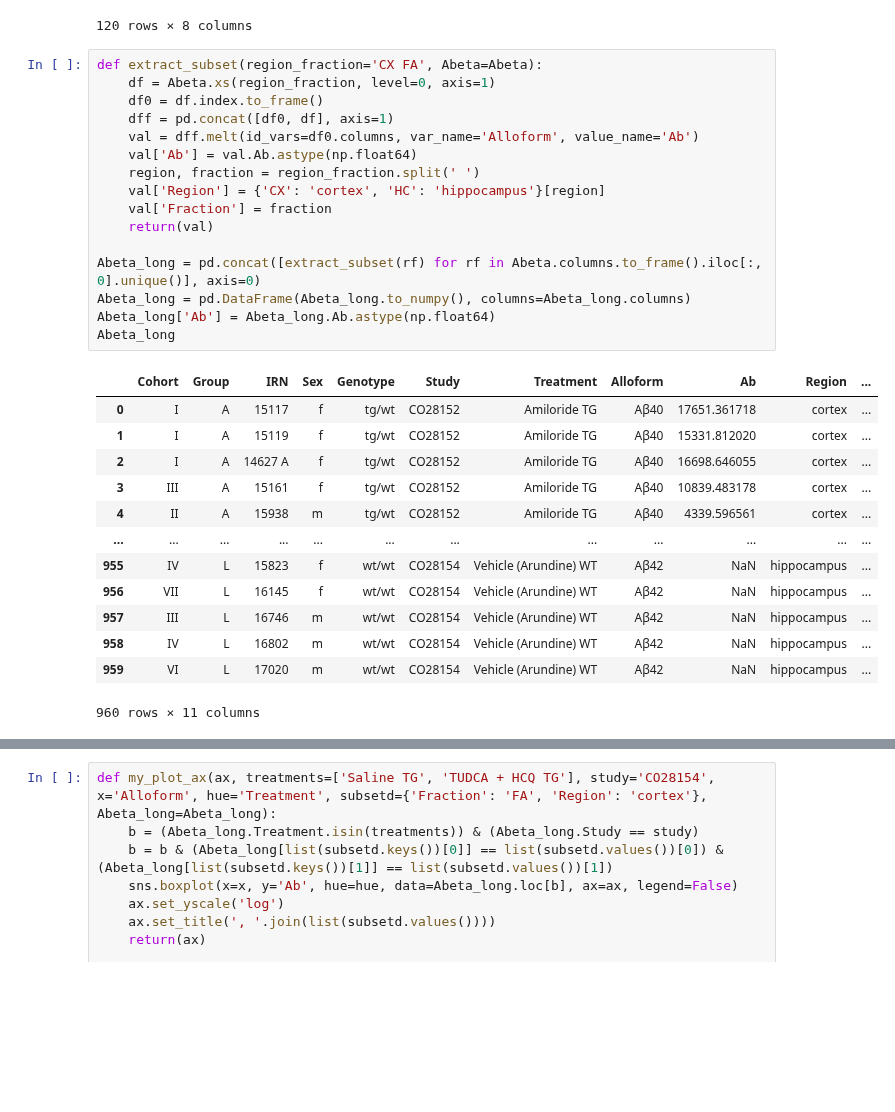
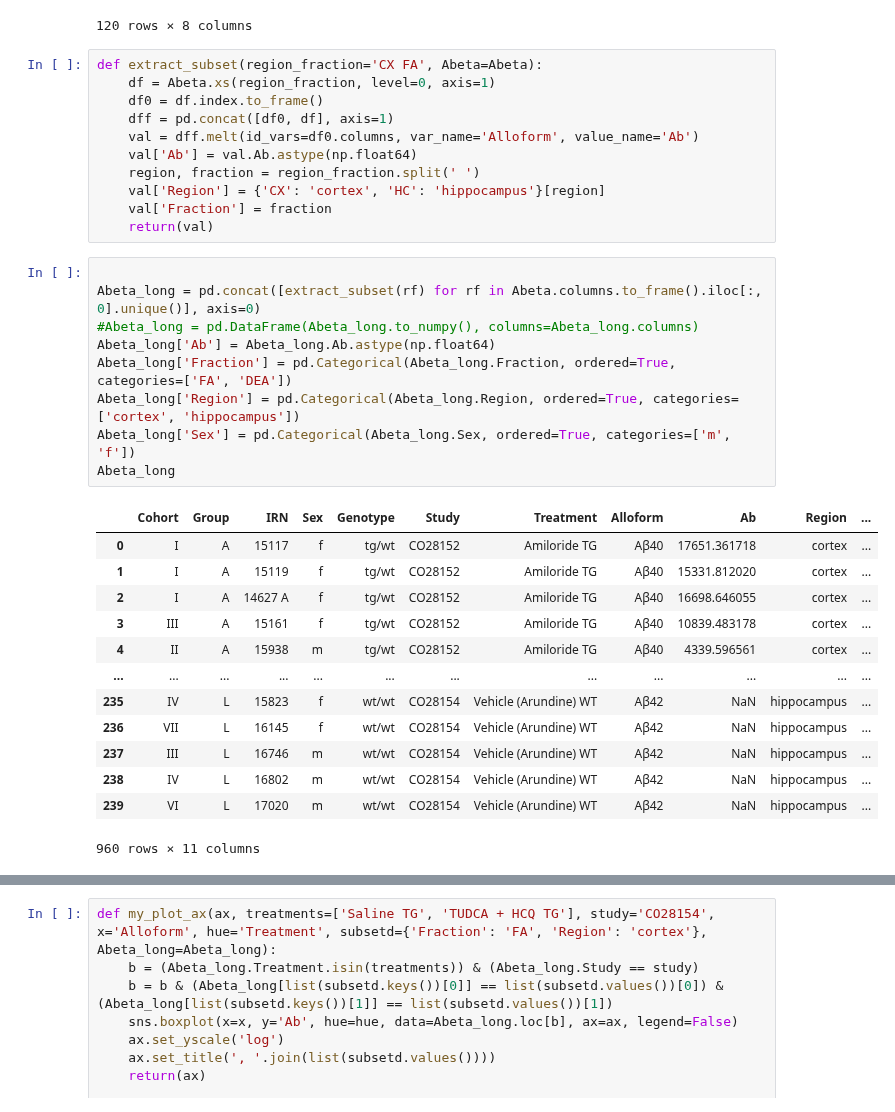
Before and after one commit to attilagk/CTNS-notebook, a Jupyter notebook: 2024-08-08-biochemistry/2024-08-08-biochemistry.ipynb, the cells around one changed output, grey strips where cells are left out. Drawn from its saved outputs; the diff is of its cells as text; blank space fills up the shorter version.

```diff
--- a/2024-08-08-biochemistry/2024-08-08-biochemistry.ipynb
+++ b/2024-08-08-biochemistry/2024-08-08-biochemistry.ipynb
@@ -69,33 +69,37 @@ Abeta
 | IV | L | 16802 | m | wt/wt | CO28154 | Vehicle (Arundine) WT | NaN | NaN | NaN | NaN | NaN | ... |
 | VI | L | 17020 | m | wt/wt | CO28154 | Vehicle (Arundine) WT | NaN | NaN | NaN | NaN | NaN | ... |
 120 rows × 8 columns
+# %%
+def extract_subset(region_fraction='CX FA', Abeta=Abeta):
+    df = Abeta.xs(region_fraction, level=0, axis=1)
+    df0 = df.index.to_frame()
+    dff = pd.concat([df0, df], axis=1)
+    val = dff.melt(id_vars=df0.columns, var_name='Alloform', value_name='Ab')
+    val['Ab'] = val.Ab.astype(np.float64)
+    region, fraction = region_fraction.split(' ')
+    val['Region'] = {'CX': 'cortex', 'HC': 'hippocampus'}[region]
+    val['Fraction'] = fraction
+    return(val)
 # %%
-def extract_subset(region_fraction='CX FA', Abeta=Abeta):
-    df = Abeta.xs(region_fraction, level=0, axis=1)
-    df0 = df.index.to_frame()
-    dff = pd.concat([df0, df], axis=1)
-    val = dff.melt(id_vars=df0.columns, var_name='Alloform', value_name='Ab')
-    val['Ab'] = val.Ab.astype(np.float64)
-    region, fraction = region_fraction.split(' ')
-    val['Region'] = {'CX': 'cortex', 'HC': 'hippocampus'}[region]
-    val['Fraction'] = fraction
-    return(val)
 
 Abeta_long = pd.concat([extract_subset(rf) for rf in Abeta.columns.to_frame().iloc[:, 0].unique()], axis=0)
-Abeta_long = pd.DataFrame(Abeta_long.to_numpy(), columns=Abeta_long.columns)
+#Abeta_long = pd.DataFrame(Abeta_long.to_numpy(), columns=Abeta_long.columns)
 Abeta_long['Ab'] = Abeta_long.Ab.astype(np.float64)
+Abeta_long['Fraction'] = pd.Categorical(Abeta_long.Fraction, ordered=True, categories=['FA', 'DEA'])
+Abeta_long['Region'] = pd.Categorical(Abeta_long.Region, ordered=True, categories=['cortex', 'hippocampus'])
+Abeta_long['Sex'] = pd.Categorical(Abeta_long.Sex, ordered=True, categories=['m', 'f'])
 Abeta_long
 # %% [output]
 |  | Cohort | Group | IRN | Sex | Genotype | Study | Treatment | Alloform | Ab | Region | ... |
 | 0 | I | A | 15117 | f | tg/wt | CO28152 | Amiloride TG | Aβ40 | 17651.361718 | cortex | ... |
 | 1 | I | A | 15119 | f | tg/wt | CO28152 | Amiloride TG | Aβ40 | 15331.812020 | cortex | ... |
 | 2 | I | A | 14627 A | f | tg/wt | CO28152 | Amiloride TG | Aβ40 | 16698.646055 | cortex | ... |
 | 3 | III | A | 15161 | f | tg/wt | CO28152 | Amiloride TG | Aβ40 | 10839.483178 | cortex | ... |
 | 4 | II | A | 15938 | m | tg/wt | CO28152 | Amiloride TG | Aβ40 | 4339.596561 | cortex | ... |
 | ... | ... | ... | ... | ... | ... | ... | ... | ... | ... | ... | ... |
-| 955 | IV | L | 15823 | f | wt/wt | CO28154 | Vehicle (Arundine) WT | Aβ42 | NaN | hippocampus | ... |
-| 956 | VII | L | 16145 | f | wt/wt | CO28154 | Vehicle (Arundine) WT | Aβ42 | NaN | hippocampus | ... |
-| 957 | III | L | 16746 | m | wt/wt | CO28154 | Vehicle (Arundine) WT | Aβ42 | NaN | hippocampus | ... |
-| 958 | IV | L | 16802 | m | wt/wt | CO28154 | Vehicle (Arundine) WT | Aβ42 | NaN | hippocampus | ... |
-| 959 | VI | L | 17020 | m | wt/wt | CO28154 | Vehicle (Arundine) WT | Aβ42 | NaN | hippocampus | ... |
+| 235 | IV | L | 15823 | f | wt/wt | CO28154 | Vehicle (Arundine) WT | Aβ42 | NaN | hippocampus | ... |
+| 236 | VII | L | 16145 | f | wt/wt | CO28154 | Vehicle (Arundine) WT | Aβ42 | NaN | hippocampus | ... |
+| 237 | III | L | 16746 | m | wt/wt | CO28154 | Vehicle (Arundine) WT | Aβ42 | NaN | hippocampus | ... |
+| 238 | IV | L | 16802 | m | wt/wt | CO28154 | Vehicle (Arundine) WT | Aβ42 | NaN | hippocampus | ... |
+| 239 | VI | L | 17020 | m | wt/wt | CO28154 | Vehicle (Arundine) WT | Aβ42 | NaN | hippocampus | ... |
 960 rows × 11 columns
```
Also changed, not shown: parts of 6 cells of this notebook.
